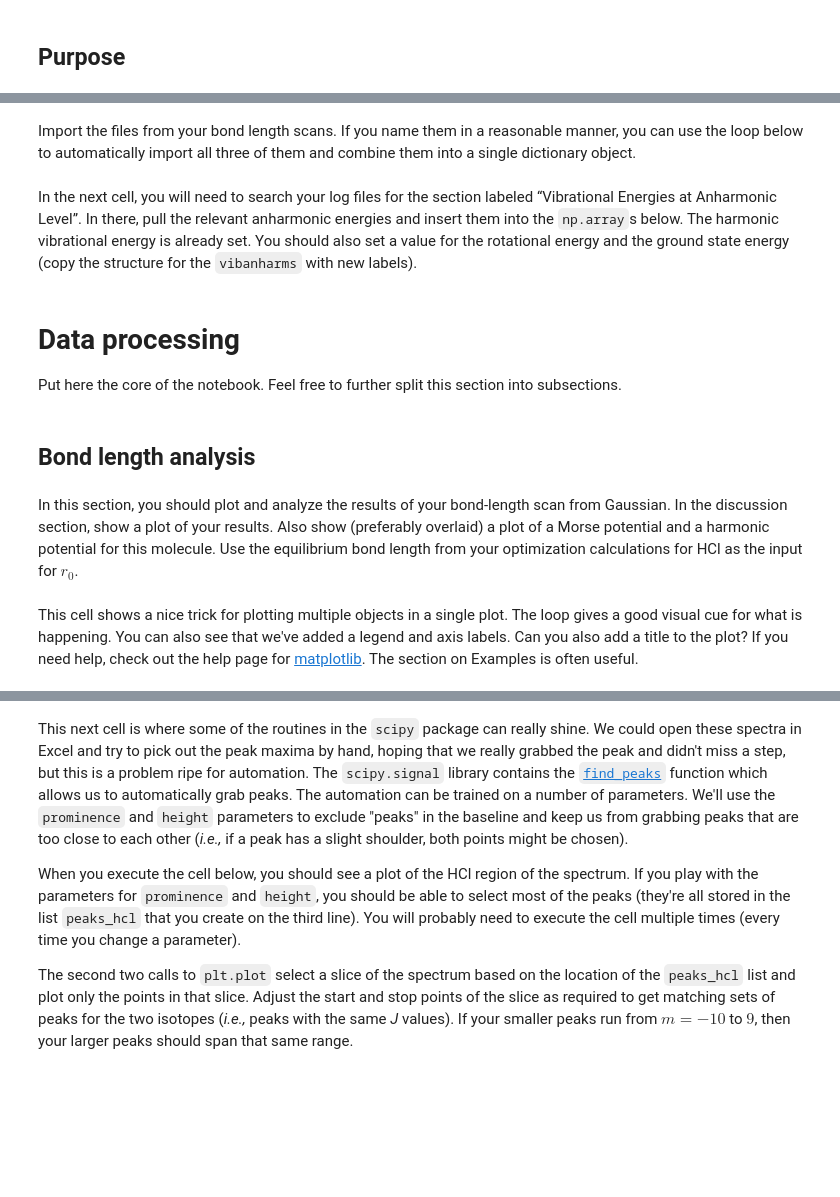
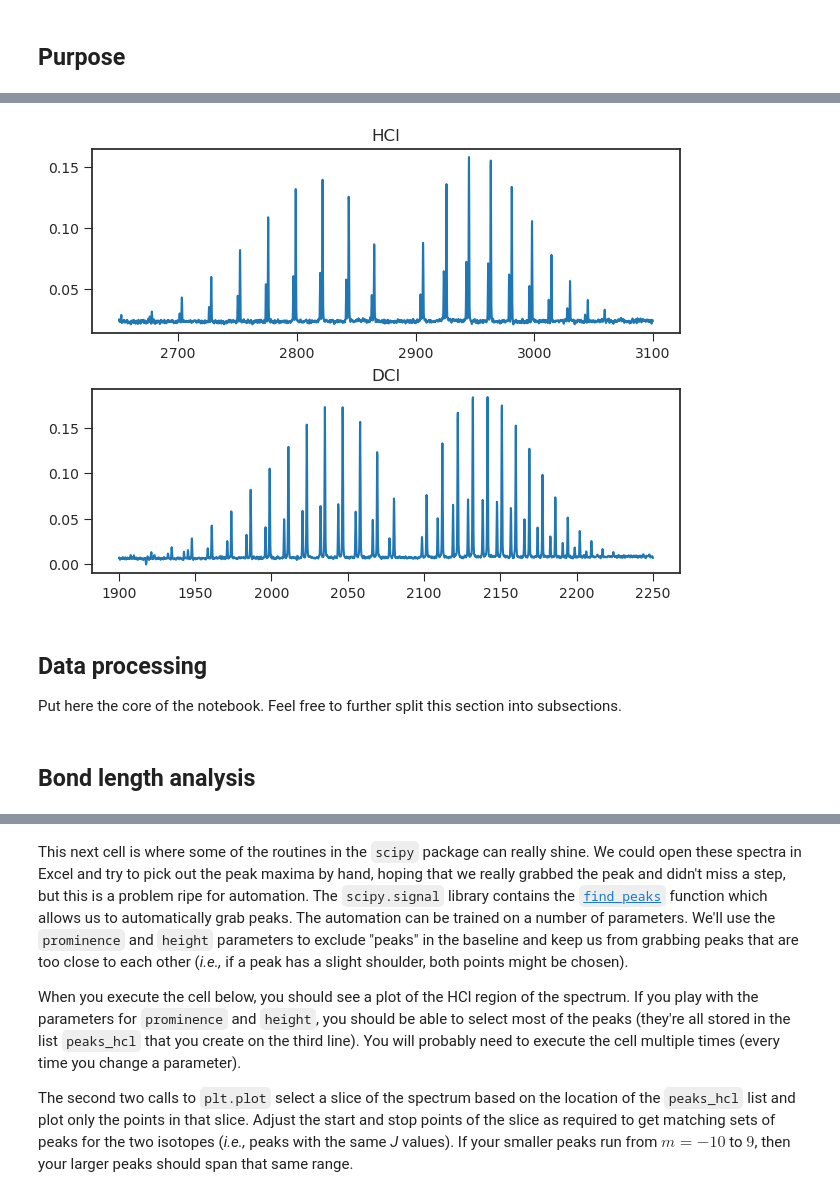
Before and after one commit to mskblackbelt/hcl-dcl_lab, a Jupyter notebook: HCl_DCl_template.ipynb, the cells around one changed output, grey strips where cells are left out. Saved outputs shown, nothing was run; the diff lists cells and outputs as text; code cells hidden in the pictures; blank space fills up the shorter version.

```diff
--- a/HCl_DCl_template.ipynb
+++ b/HCl_DCl_template.ipynb
@@ -55,14 +62,13 @@ We retrieve all the required data for the analysis.
 # %%
 # These two files were taken as one continuous collection using a Nicolet iS5
 # FTIR spectrometer. Sample details can be found in the instruction manual.
-hcl_spectrum = pd.read_csv('raw_spectra/HCl_spectrum.csv',
-                           comment='#', # Lines beginning with '#' are skipped
-                           skip_blank_lines=True, # Blank lines are skipped
-                           skipinitialspace=True, # Skip spaces after delimiter
-                           index_col=['Wavenumber']) # Set the index column
-dcl_spectrum = pd.read_csv('raw_spectra/DCl_spectrum.csv',
-                           comment='#',
-                           skip_blank_lines=True,
-                           skipinitialspace=True,
-                           index_col=['Wavenumber'])
-hcl_spectrum.head()
+raw_data = {}
+
+for file in Path('raw_spectra').glob('*.csv'):
+    raw_data[file.stem] = np.genfromtxt(file,
+                             delimiter=',',
+                             skip_header=5,
+                             names=['nm', 'Data'])
+
+hcl_spectrum, dcl_spectrum = raw_data.values()
+hcl_spectrum
@@ -85,2 +78,0 @@ hcl_con_dict = {'Constants': ['nu_0', 'B_e', 'A_e', 'D_e', 'nu_e', 'k', ...]}
-# %% [markdown]
-Import the files from your bond length scans. If you name them in a reasonable manner, you can use the loop below to automatically import all three of them and combine them into a single dictionary object.
@@ -99,2 +78,0 @@ for name in glob.glob('gaussian_calcs/bond_scans/scan-*.log'):
-# %% [markdown]
-In the next cell, you will need to search your log files for the section labeled “Vibrational Energies at Anharmonic Level”. In there, pull the relevant anharmonic energies and insert them into the `np.array`s below. The harmonic vibrational energy is already set. You should also set a value for the rotational energy and the ground state energy (copy the structure for the `vibanharms` with new labels).
@@ -130,11 +79,15 @@ for mol, log in hcl_logs.items():
+# %%
+# Constrained layout includes room for titles in plot area
+fig, axs = plt.subplots(2, 1, layout="constrained")
+axs[0].plot(hcl_spectrum['nm'], hcl_spectrum['Data'], label='HCl')
+axs[0].set_title('HCl')
+axs[1].plot(dcl_spectrum['nm'], dcl_spectrum['Data'], label='DCl')
+axs[1].set_title('DCl')
+fig.show()
+# %% [output]
+[figure, added]
 # %% [markdown]
-# Data processing
+## Data processing
 Put here the core of the notebook. Feel free to further split this section into subsections.
 # %% [markdown]
 ## Bond length analysis
-# %% [markdown]
-In this section, you should plot and analyze the results of your bond-length scan from Gaussian. In the discussion section, show a plot of your results. Also show (preferably overlaid) a plot of a Morse potential and a harmonic potential for this molecule. Use the equilibrium bond length from your optimization calculations for HCl as the input for $r_0$.
-# %% [markdown]
-This cell shows a nice trick for plotting multiple objects in a single plot. The loop gives a good visual cue for what is happening. You can also see that we've added a legend and axis labels. Can you also add a title to the plot? If you need help, check out the help page for [matplotlib][mpl-help]. The section on Examples is often useful.
-
-[mpl-help]: https://matplotlib.org/contents.html
```
Also changed, not shown: parts of 33 cells of this notebook, 3 other files.
